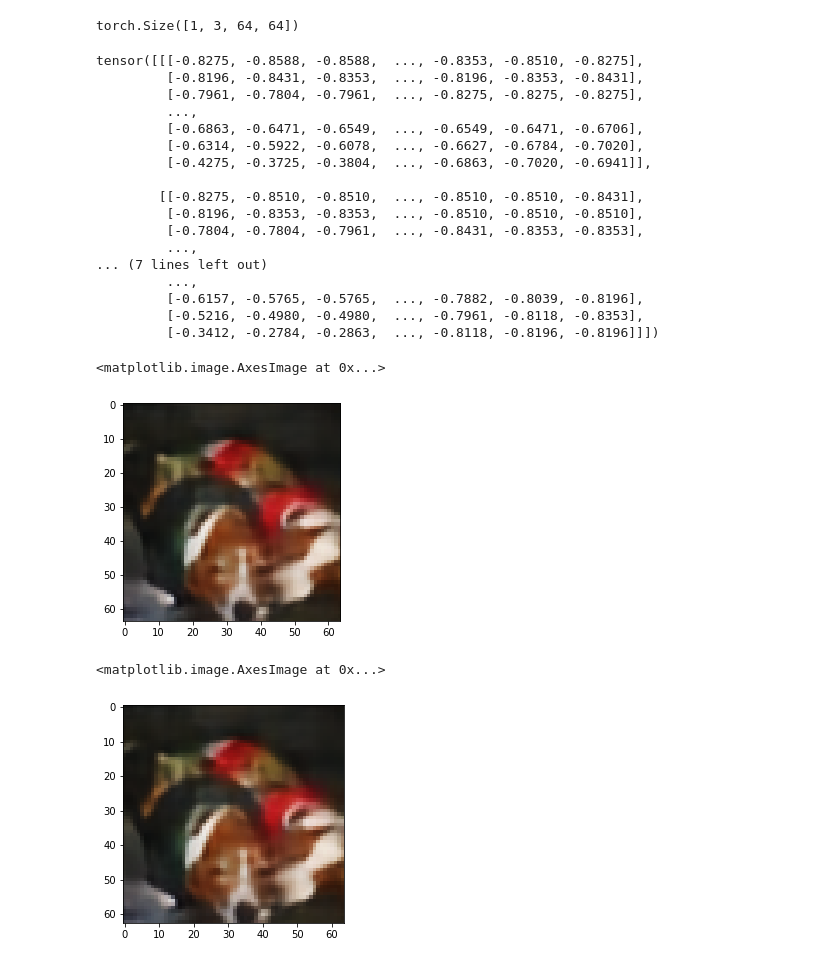
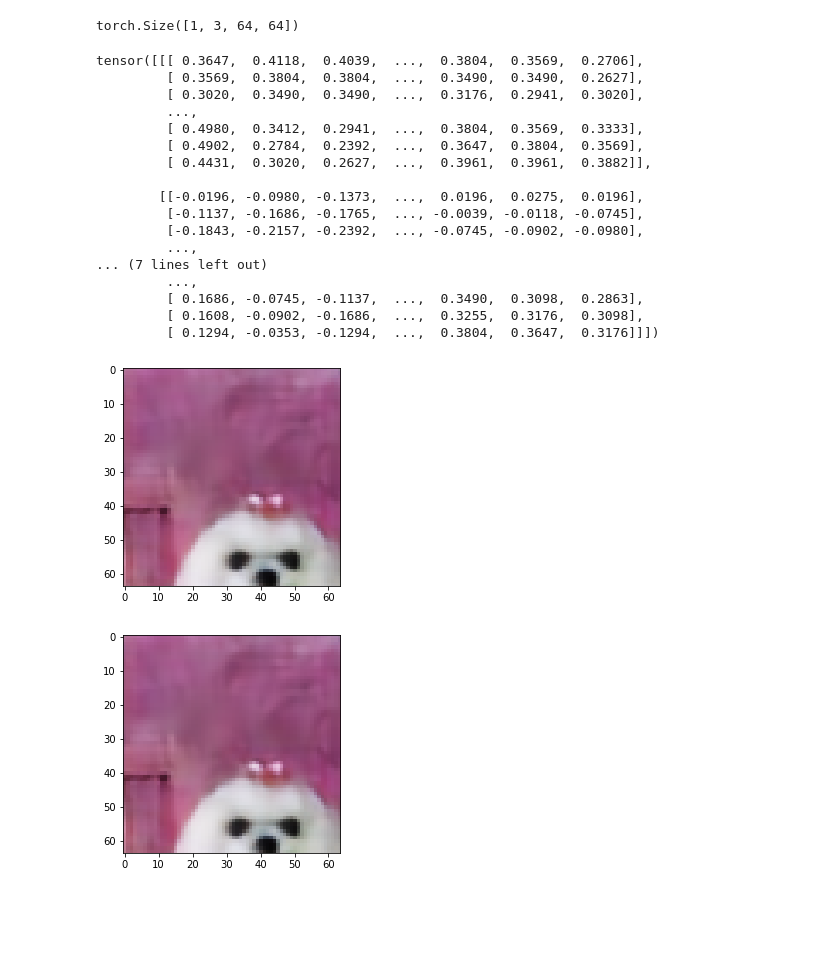
Before and after one commit to akashkmr27089/Deep-Reinforcemnt-Learning-ALL-, a Jupyter notebook: world_model/Variational Autoencoder/Autoencoder in dog images.ipynb, the cells around one changed output. Cells and saved outputs as stored; diff of their text form; code cells hidden in the pictures; blank space fills up the shorter version.

```diff
--- a/world_model/Variational Autoencoder/Autoencoder in dog images.ipynb
+++ b/world_model/Variational Autoencoder/Autoencoder in dog images.ipynb
@@ -32,5 +109,5 @@ img_transform = transforms.Compose([
 # %%
-image = plt.imread("./dogs/2.png")
+image = plt.imread("./dog_data/dogs/100.png")
 plt.imshow(image)
 image_tensor = torch.from_numpy(image).reshape([1,64,64,3])
 # %% [output]
@@ -101,36 +177,36 @@ torch.Size([1, 3, 64, 64])
 # %%
 img_transform(image)
 # %% [output]
-tensor([[[-0.8275, -0.8588, -0.8588,  ..., -0.8353, -0.8510, -0.8275],
-         [-0.8196, -0.8431, -0.8353,  ..., -0.8196, -0.8353, -0.8431],
-         [-0.7961, -0.7804, -0.7961,  ..., -0.8275, -0.8275, -0.8275],
+tensor([[[ 0.3647,  0.4118,  0.4039,  ...,  0.3804,  0.3569,  0.2706],
+         [ 0.3569,  0.3804,  0.3804,  ...,  0.3490,  0.3490,  0.2627],
+         [ 0.3020,  0.3490,  0.3490,  ...,  0.3176,  0.2941,  0.3020],
          ...,
-         [-0.6863, -0.6471, -0.6549,  ..., -0.6549, -0.6471, -0.6706],
-         [-0.6314, -0.5922, -0.6078,  ..., -0.6627, -0.6784, -0.7020],
-         [-0.4275, -0.3725, -0.3804,  ..., -0.6863, -0.7020, -0.6941]],
+         [ 0.4980,  0.3412,  0.2941,  ...,  0.3804,  0.3569,  0.3333],
+         [ 0.4902,  0.2784,  0.2392,  ...,  0.3647,  0.3804,  0.3569],
+         [ 0.4431,  0.3020,  0.2627,  ...,  0.3961,  0.3961,  0.3882]],
 
-        [[-0.8275, -0.8510, -0.8510,  ..., -0.8510, -0.8510, -0.8431],
-         [-0.8196, -0.8353, -0.8353,  ..., -0.8510, -0.8510, -0.8510],
-         [-0.7804, -0.7804, -0.7961,  ..., -0.8431, -0.8353, -0.8353],
+        [[-0.0196, -0.0980, -0.1373,  ...,  0.0196,  0.0275,  0.0196],
+         [-0.1137, -0.1686, -0.1765,  ..., -0.0039, -0.0118, -0.0745],
+         [-0.1843, -0.2157, -0.2392,  ..., -0.0745, -0.0902, -0.0980],
          ...,
 ... (7 lines left out)
          ...,
-         [-0.6157, -0.5765, -0.5765,  ..., -0.7882, -0.8039, -0.8196],
-         [-0.5216, -0.4980, -0.4980,  ..., -0.7961, -0.8118, -0.8353],
-         [-0.3412, -0.2784, -0.2863,  ..., -0.8118, -0.8196, -0.8196]]])
+         [ 0.1686, -0.0745, -0.1137,  ...,  0.3490,  0.3098,  0.2863],
+         [ 0.1608, -0.0902, -0.1686,  ...,  0.3255,  0.3176,  0.3098],
+         [ 0.1294, -0.0353, -0.1294,  ...,  0.3804,  0.3647,  0.3176]]])
 # %%
 g = image_tensor.reshape(1,3,64,64)
 h = image_tensor.numpy().reshape(64,64,3)
 plt.imshow(h)
+plt.show()
 # %% [output]
-<matplotlib.image.AxesImage at 0x...>
-[figure, old version]
+[figure, new version]
 # %%
 h = image_tensor.numpy().reshape(64,64,3)
-plt.imshow(h[1:])
+plt.imshow(h)
+plt.show()
 # %% [output]
-<matplotlib.image.AxesImage at 0x...>
-[figure, old version]
+[figure, new version]
 # %%
 img_transform = transforms.Compose([
     transforms.ToTensor(),
```
Also changed, not shown: parts of 12 cells of this notebook.
